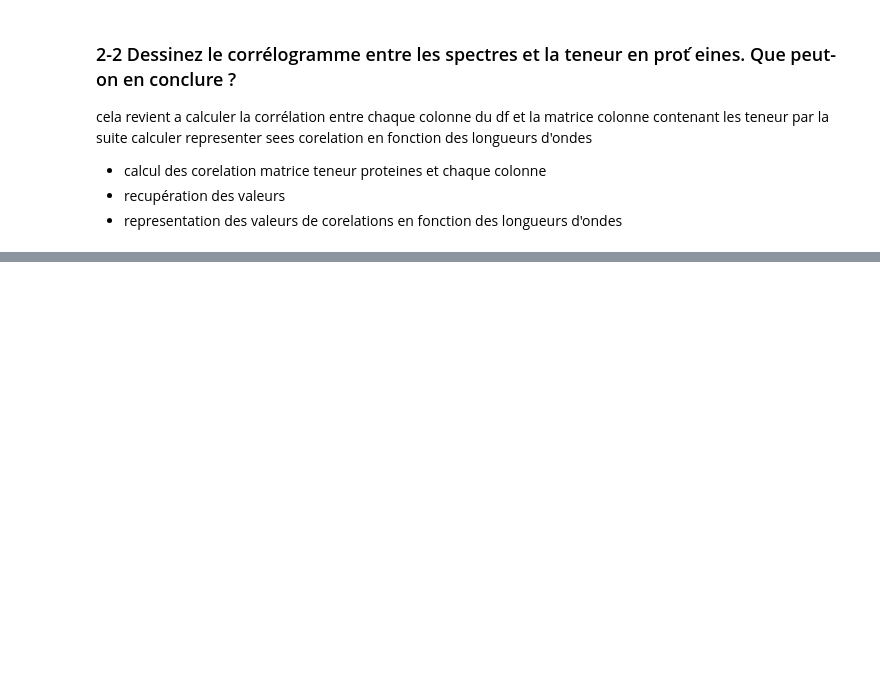
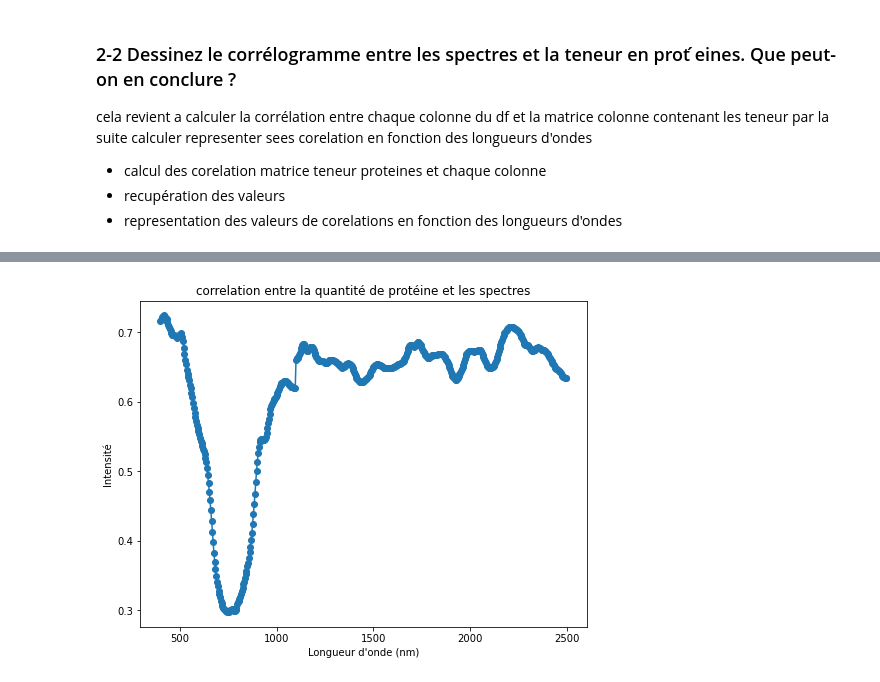
Before and after one commit to BigDwelcome/Chemoocs, a Jupyter notebook: Grain 2/Grain 2.ipynb, the cells around one changed output, grey strips where cells are left out. Saved outputs shown, nothing was run; the diff lists cells and outputs as text; code cells hidden in the pictures; blank space fills up the shorter version.

```diff
--- a/Grain 2/Grain 2.ipynb
+++ b/Grain 2/Grain 2.ipynb
@@ -211,0 +219,8 @@ spectres_uni.corr
+# %%
+colonnes_a_comparer =list(spectres_uni.columns)
+colonnes_a_comparer = np.delete(colonnes_a_comparer,[0,2,3])
+colonnes_a_comparer
+corr= spectres_uni[colonnes_a_comparer].corr()
+corr = corr.loc['PROTREF']
+corr = corr.drop("PROTREF",axis=0) # suppression de Protref
+corr
@@ -211,0 +240,10 @@ spectres_uni.corr
+# %%
+#spectres moyens en fonction des longueurs d'ondes
+plt.figure(figsize=(8, 6))
+plt.plot( np.array(corr.index, dtype=float), corr.values, marker='o', linestyle='-')
+plt.xlabel('Longueur d\'onde (nm)')
+plt.ylabel('Intensité')
+plt.title('correlation entre la quantité de protéine et les spectres')
+plt.show()
+# %% [output]
+[figure, added]
```
Also changed, not shown: parts of 9 cells of this notebook.
